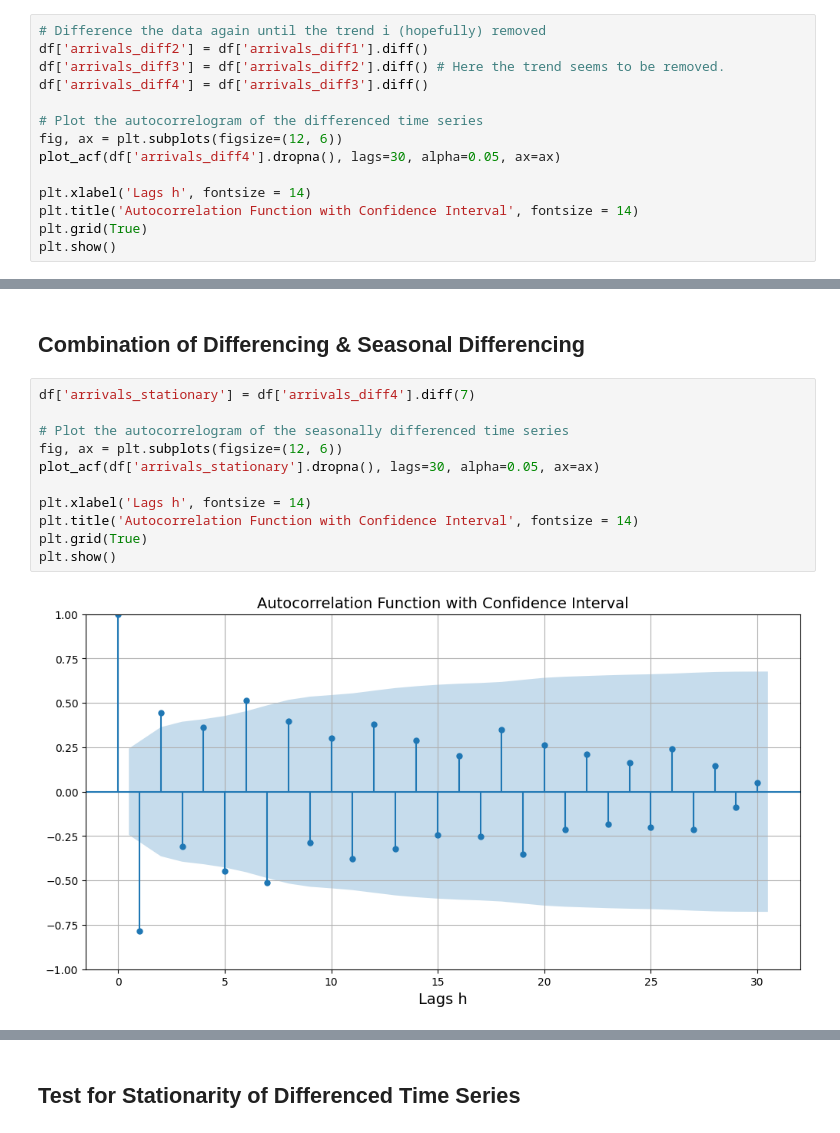
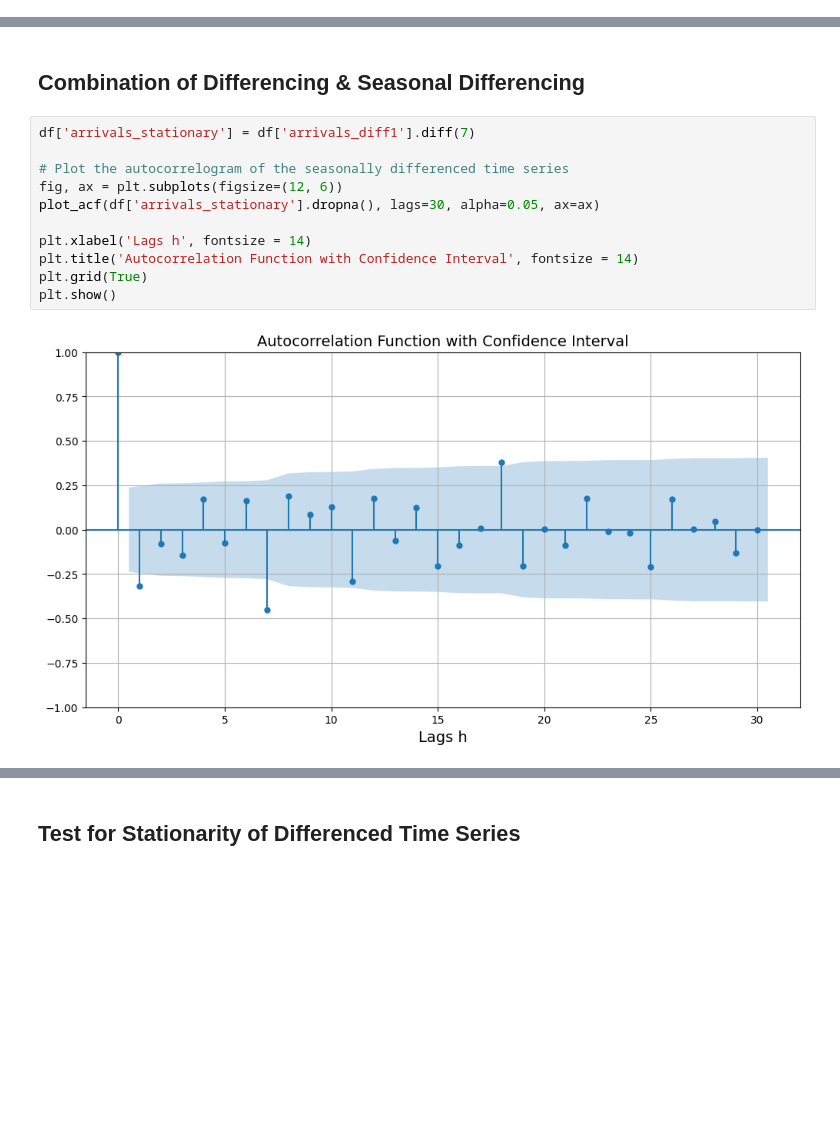
Before and after one commit to ZHAW-ZAV/TSO-FS26-students, a Jupyter notebook: 03_forecasting/03_02_stationarity.ipynb, the cells around one changed output, grey strips where cells are left out. Drawn from its saved outputs; the diff is of its cells as text; blank space fills up the shorter version.

```diff
--- a/03_forecasting/03_02_stationarity.ipynb
+++ b/03_forecasting/03_02_stationarity.ipynb
@@ -141,17 +141,3 @@ plt.gca().spines['top'].set_visible(False)
 plt.show()
 # %% [output]
 [figure]
-# %%
-# Difference the data again until the trend i (hopefully) removed
-df['arrivals_diff2'] = df['arrivals_diff1'].diff()
-df['arrivals_diff3'] = df['arrivals_diff2'].diff() # Here the trend seems to be removed.
-df['arrivals_diff4'] = df['arrivals_diff3'].diff()
-
-# Plot the autocorrelogram of the differenced time series
-fig, ax = plt.subplots(figsize=(12, 6))
-plot_acf(df['arrivals_diff4'].dropna(), lags=30, alpha=0.05, ax=ax)
-
-plt.xlabel('Lags h', fontsize = 14)
-plt.title('Autocorrelation Function with Confidence Interval', fontsize = 14)
-plt.grid(True)
-plt.show()
@@ -188,18 +172,18 @@ plt.show()
 # %% [markdown]
 ## Combination of Differencing & Seasonal Differencing
 # %%
-df['arrivals_stationary'] = df['arrivals_diff4'].diff(7)
+df['arrivals_stationary'] = df['arrivals_diff1'].diff(7)
 
 # Plot the autocorrelogram of the seasonally differenced time series
 fig, ax = plt.subplots(figsize=(12, 6))
 plot_acf(df['arrivals_stationary'].dropna(), lags=30, alpha=0.05, ax=ax)
 
 plt.xlabel('Lags h', fontsize = 14)
 plt.title('Autocorrelation Function with Confidence Interval', fontsize = 14)
 plt.grid(True)
 plt.show()
 # %% [output]
-[figure, old version]
+[figure, new version]
 # %%
 # Plot the stationarized time series
 plt.figure(figsize=(20, 6))
```
Also changed, not shown: parts of 4 cells of this notebook.
